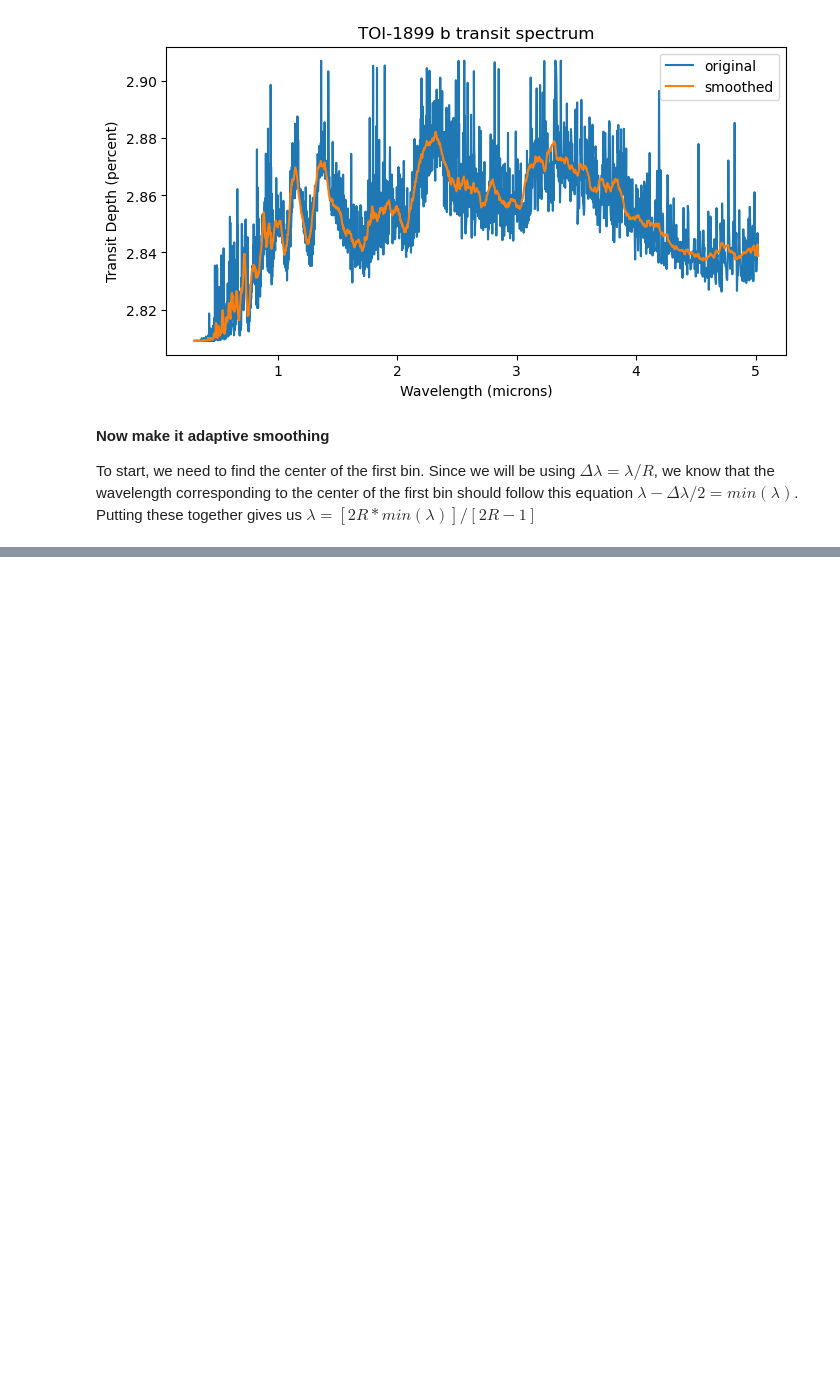
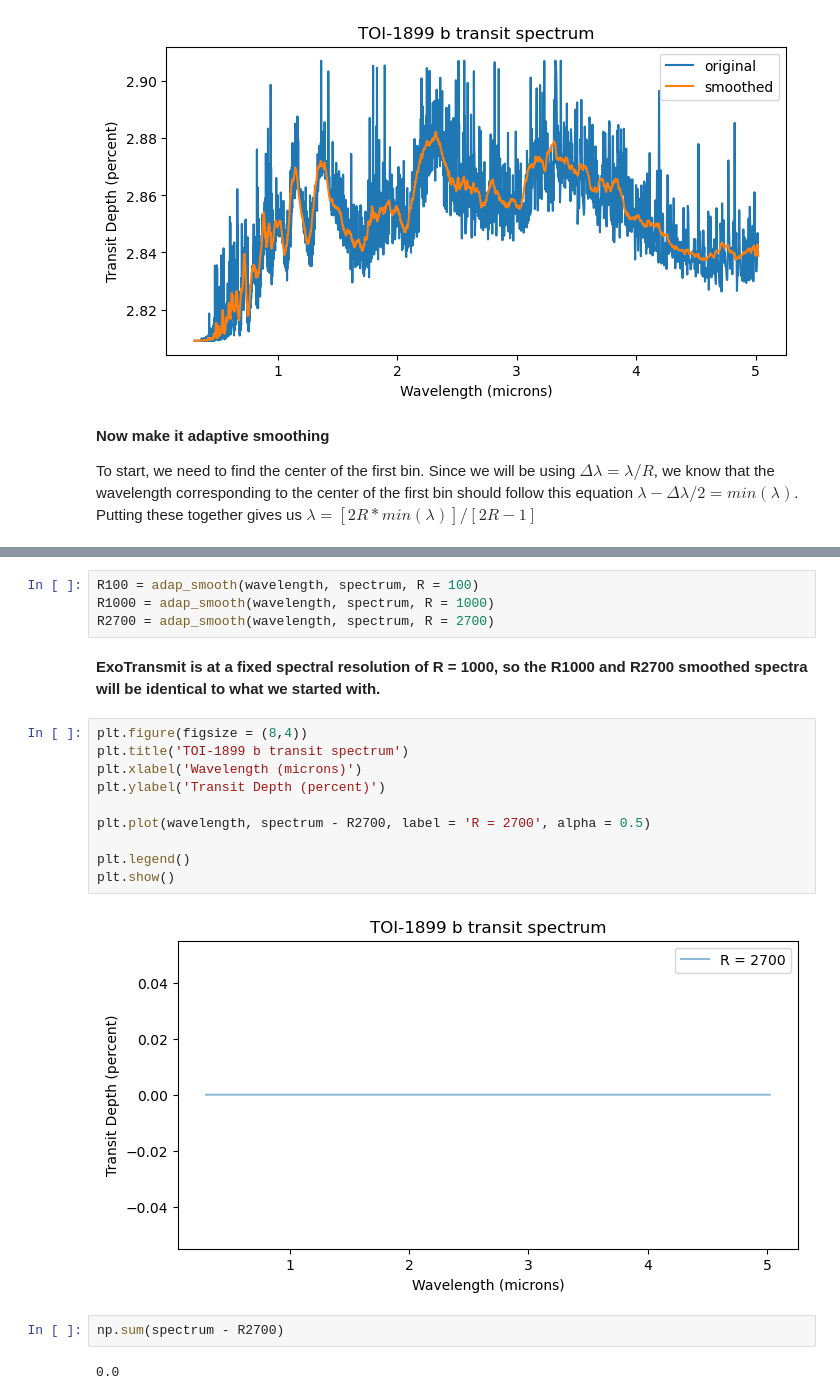
Before and after one commit to steph-coffey/first-year-project, a Jupyter notebook: smoothing.ipynb, the cells around one changed output, grey strips where cells are left out. Drawn from its saved outputs; the diff is of its cells as text; blank space fills up the shorter version.

```diff
--- a/smoothing.ipynb
+++ b/smoothing.ipynb
@@ -119,0 +131,22 @@ np.sum(spectrum - adap_smooth_spec)
+# %%
+R100 = adap_smooth(wavelength, spectrum, R = 100)
+R1000 = adap_smooth(wavelength, spectrum, R = 1000)
+R2700 = adap_smooth(wavelength, spectrum, R = 2700)
+# %% [markdown]
+**ExoTransmit is at a fixed spectral resolution of R = 1000, so the R1000 and R2700 smoothed spectra will be identical to what we started with.**
+# %%
+plt.figure(figsize = (8,4))
+plt.title('TOI-1899 b transit spectrum')
+plt.xlabel('Wavelength (microns)')
+plt.ylabel('Transit Depth (percent)')
+
+plt.plot(wavelength, spectrum - R2700, label = 'R = 2700', alpha = 0.5)
+
+plt.legend()
+plt.show()
+# %% [output]
+[figure, added]
+# %%
+np.sum(spectrum - R2700)
+# %% [output]
+0.0
```
Also changed, not shown: parts of 17 cells of this notebook.
